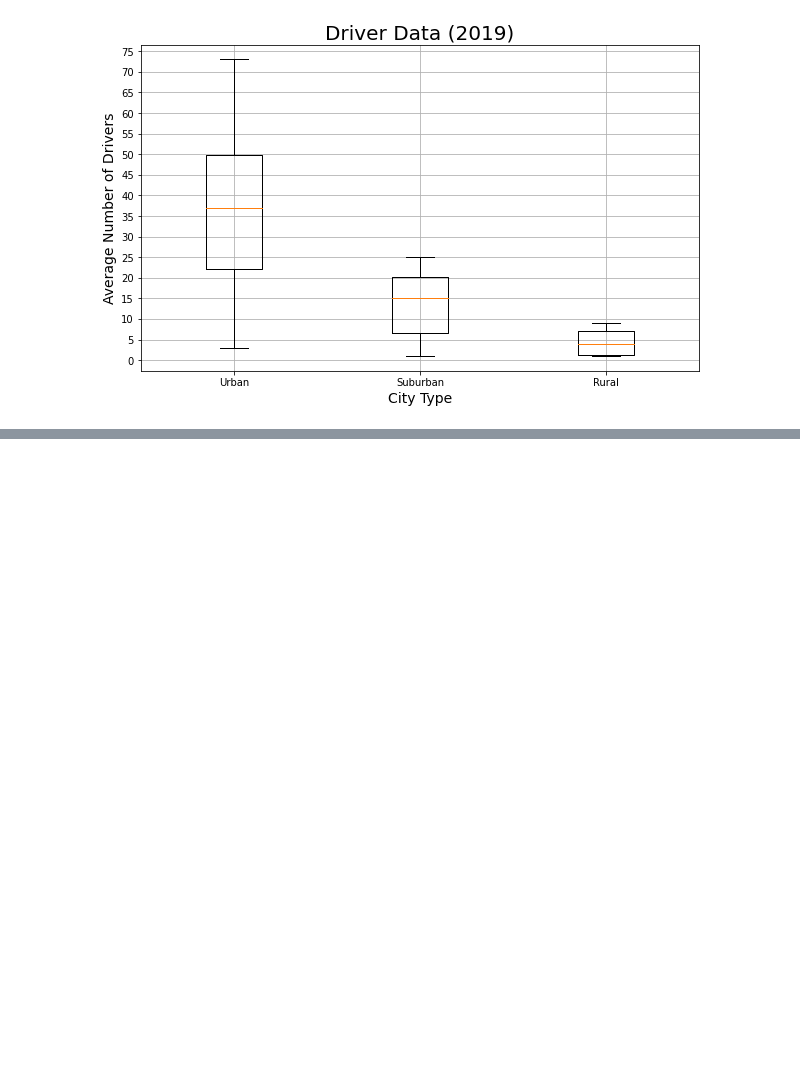
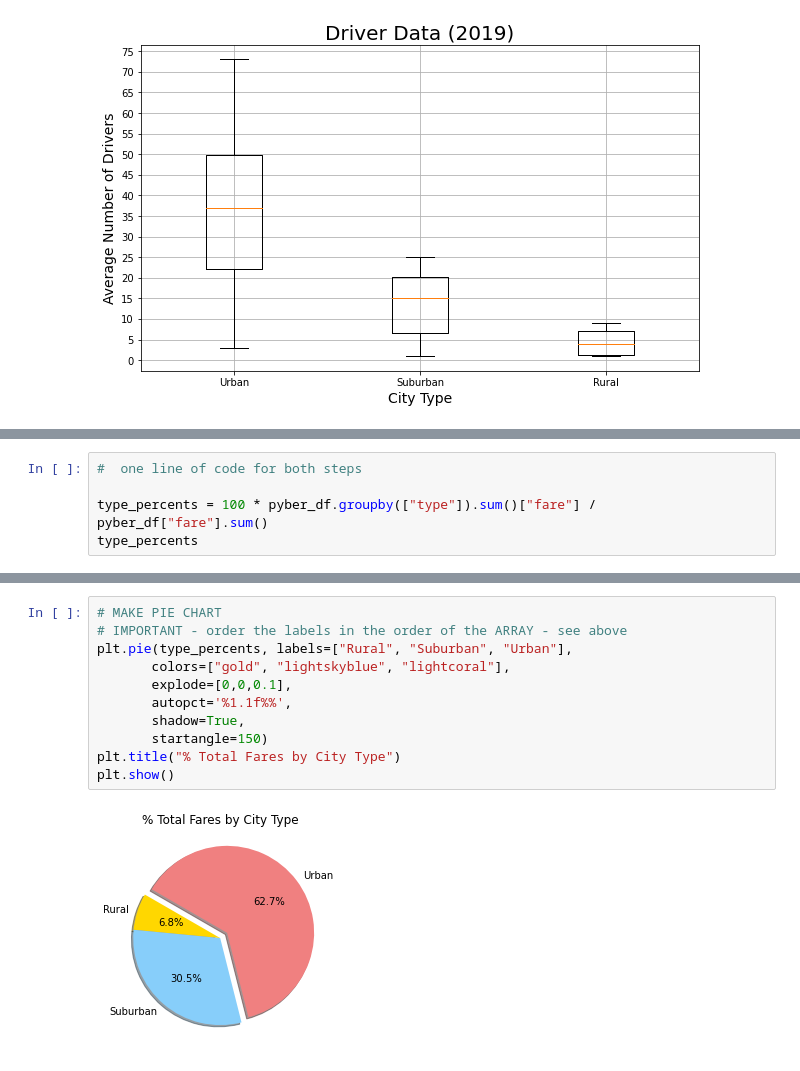
Before and after one commit to lnshewmo/PyBer_Analysis, a Jupyter notebook: PyBer.ipynb, the cells around one changed output, grey strips where cells are left out. Saved outputs shown, nothing was run; the diff lists cells and outputs as text; blank space fills up the shorter version.

Commit message:
pie charts

```diff
--- a/PyBer.ipynb
+++ b/PyBer.ipynb
@@ -665,0 +715,5 @@ plt.show()
+# %%
+#  one line of code for both steps
+
+type_percents = 100 * pyber_df.groupby(["type"]).sum()["fare"] / pyber_df["fare"].sum()
+type_percents
@@ -665,0 +751,13 @@ plt.show()
+# %%
+# MAKE PIE CHART
+# IMPORTANT - order the labels in the order of the ARRAY - see above
+plt.pie(type_percents, labels=["Rural", "Suburban", "Urban"],
+       colors=["gold", "lightskyblue", "lightcoral"],
+       explode=[0,0,0.1],
+       autopct='%1.1f%%',
+       shadow=True,
+       startangle=150)
+plt.title("% Total Fares by City Type")
+plt.show()
+# %% [output]
+[figure, added]
```
Also changed, not shown: parts of 15 cells of this notebook.
